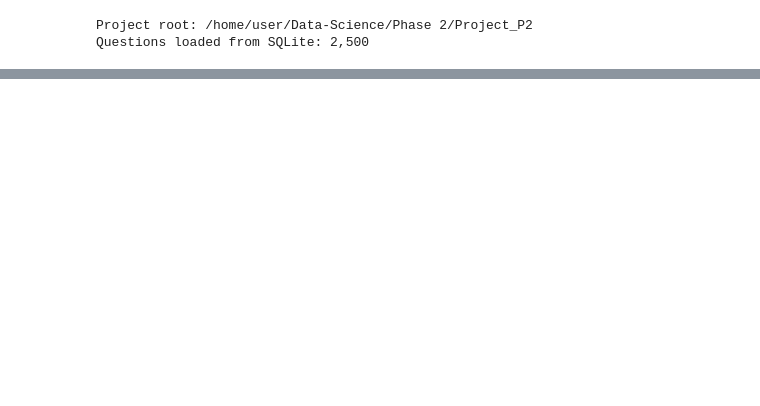
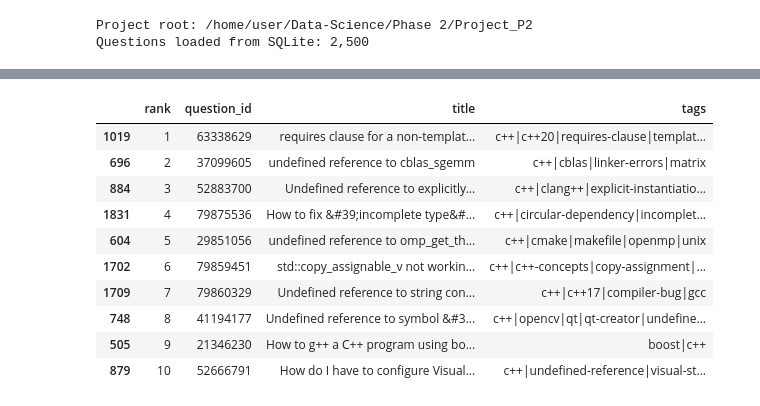
Before and after one commit to sajadTaghizade/Data-Science, a Jupyter notebook: Phase 2/Project_P2/section2_eda_report.ipynb, the cells around one changed output, grey strips where cells are left out. Cells and saved outputs as stored; diff of their text form; code cells hidden in the pictures; blank space fills up the shorter version.

```diff
--- a/Phase 2/Project_P2/section2_eda_report.ipynb
+++ b/Phase 2/Project_P2/section2_eda_report.ipynb
@@ -268,0 +137,9 @@ The data is ready for direct modeling: every retained row has usable question te
+# %%
+from scripts.preprocess import strip_html_keep_code_markers, normalize_technical_text
+
+sample = questions.iloc[0]
+body_text, code_count = strip_html_keep_code_markers(sample['body_html'])
+print('TITLE      :', sample['title'][:90])
+print('clean title:', normalize_technical_text(sample['title'])[:90])
+print('code blocks :', code_count)
+print('clean body  :', normalize_technical_text(body_text)[:220])
@@ -268,0 +239,32 @@ The data is ready for direct modeling: every retained row has usable question te
+# %%
+import joblib
+from scripts.feature_engineering import rank_hybrid, models_from_dicts
+
+artifact = joblib.load(PROJECT_ROOT / 'data' / 'models' / 'best_hybrid_recommender.joblib')
+models = models_from_dicts(artifact['models'])
+corpus = artifact['questions'].reset_index(drop=True)
+
+def recommend(title, body_html='', top_k=10):
+    body_text, _ = strip_html_keep_code_markers(body_html)
+    t = normalize_technical_text(title)
+    b = normalize_technical_text(body_text)
+    q = pd.DataFrame([{'title_clean': t, 'document_clean': (t + ' ' + t + ' ' + b).strip()}])
+    idx = rank_hybrid(models, q, artifact['weights'], top_k=top_k)[0][:top_k]
+    out = corpus.iloc[idx][['question_id', 'title', 'tags']].copy()
+    out.insert(0, 'rank', range(1, len(out) + 1))
+    return out
+
+display(recommend('How to fix undefined reference error in C++ template class?',
+                  '<p>I get an undefined reference when using a template class split between header and cpp.</p>'))
+# %% [output]
+|  | rank | question_id | title | tags |
+| 1019 | 1 | 63338629 | requires clause for a non-templat... | c++|c++20|requires-clause|templat... |
+| 696 | 2 | 37099605 | undefined reference to cblas_sgemm | c++|cblas|linker-errors|matrix |
+| 884 | 3 | 52883700 | Undefined reference to explicitly... | c++|clang++|explicit-instantiatio... |
+| 1831 | 4 | 79875536 | How to fix &#39;incomplete type&#... | c++|circular-dependency|incomplet... |
+| 604 | 5 | 29851056 | undefined reference to omp_get_th... | c++|cmake|makefile|openmp|unix |
+| 1702 | 6 | 79859451 | std::copy_assignable_v not workin... | c++|c++-concepts|copy-assignment|... |
+| 1709 | 7 | 79860329 | Undefined reference to string con... | c++|c++17|compiler-bug|gcc |
+| 748 | 8 | 41194177 | Undefined reference to symbol &#3... | c++|opencv|qt|qt-creator|undefine... |
+| 505 | 9 | 21346230 | How to g++ a C++ program using bo... | boost|c++ |
+| 879 | 10 | 52666791 | How do I have to configure Visual... | c++|undefined-reference|visual-st... |
```
Also changed, not shown: parts of 28 cells of this notebook, 4 other files.
